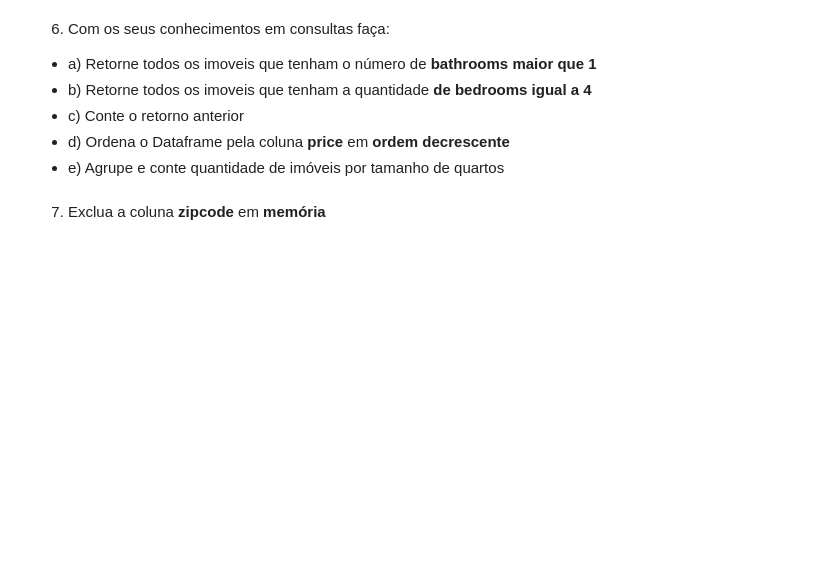
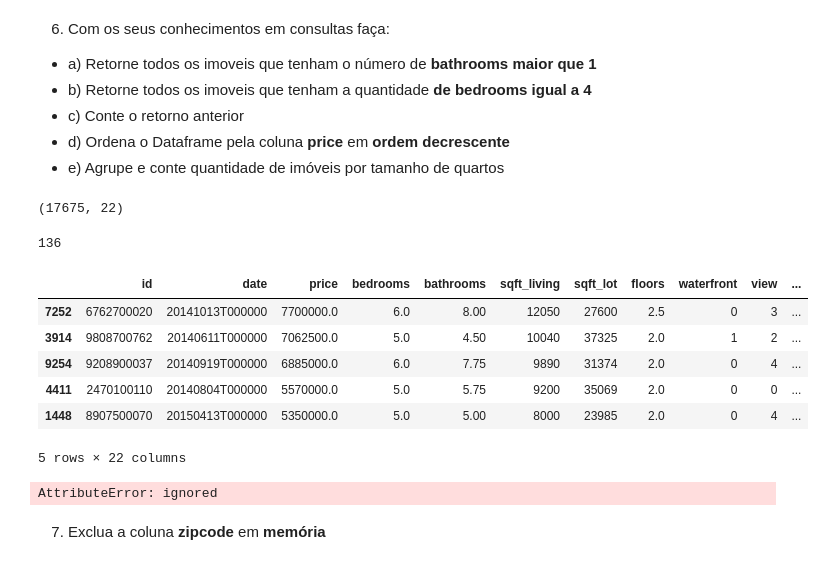
Before and after one commit to ficosta/MentoriaEvolution, a Jupyter notebook: me_data_analysis_exercicios.ipynb, the cells around one changed output. Cells and saved outputs as stored; diff of their text form; code cells hidden in the pictures; blank space fills up the shorter version.

```diff
--- a/me_data_analysis_exercicios.ipynb
+++ b/me_data_analysis_exercicios.ipynb
@@ -144,3 +150,8 @@ df['bedrooms'] = df['bedrooms'].apply(lambda x: x if not pd.isnull(x) else 0)
 - c) Conte o retorno anterior
 - d) Ordena o Dataframe pela coluna **price** em **ordem decrescente**
 - e) Agrupe e conte quantidade de imóveis por tamanho de quartos
+# %%
+#A
+df.loc[df['bathrooms'] > 1]
+# %% [output]
+(17675, 22)
@@ -147,2 +161,23 @@ df['bedrooms'] = df['bedrooms'].apply(lambda x: x if not pd.isnull(x) else 0)
+# %%
+#C
+df.loc[df['bathrooms'] == 4].shape[0]
+# %% [output]
+136
+# %%
+#D
+df.sort_values(['price'], ascending=False).head()
+# %% [output]
+|  | id | date | price | bedrooms | bathrooms | sqft_living | sqft_lot | floors | waterfront | view | ... |
+| 7252 | 6762700020 | 20141013T000000 | 7700000.0 | 6.0 | 8.00 | 12050 | 27600 | 2.5 | 0 | 3 | ... |
+| 3914 | 9808700762 | 20140611T000000 | 7062500.0 | 5.0 | 4.50 | 10040 | 37325 | 2.0 | 1 | 2 | ... |
+| 9254 | 9208900037 | 20140919T000000 | 6885000.0 | 6.0 | 7.75 | 9890 | 31374 | 2.0 | 0 | 4 | ... |
+| 4411 | 2470100110 | 20140804T000000 | 5570000.0 | 5.0 | 5.75 | 9200 | 35069 | 2.0 | 0 | 0 | ... |
+| 1448 | 8907500070 | 20150413T000000 | 5350000.0 | 5.0 | 5.00 | 8000 | 23985 | 2.0 | 0 | 4 | ... |
+5 rows × 22 columns
+# %%
+#E
+df.groupby('bedrooms').info()
+# %% [output]
+AttributeError: ignored
 # %% [markdown]
 7) Exclua a coluna **zipcode** em **memória**
```
Also changed, not shown: parts of 6 cells of this notebook.
